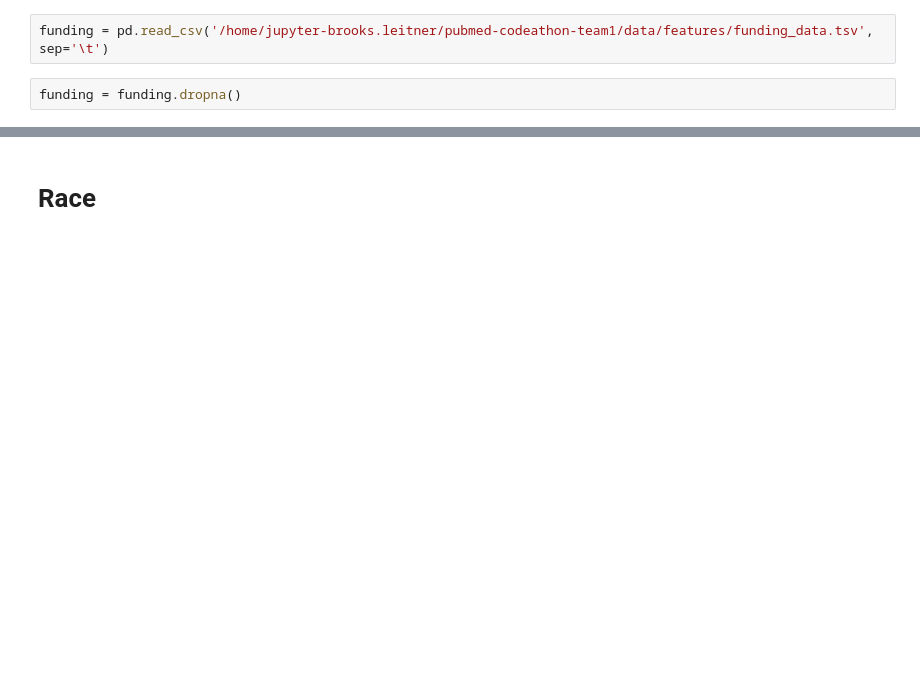
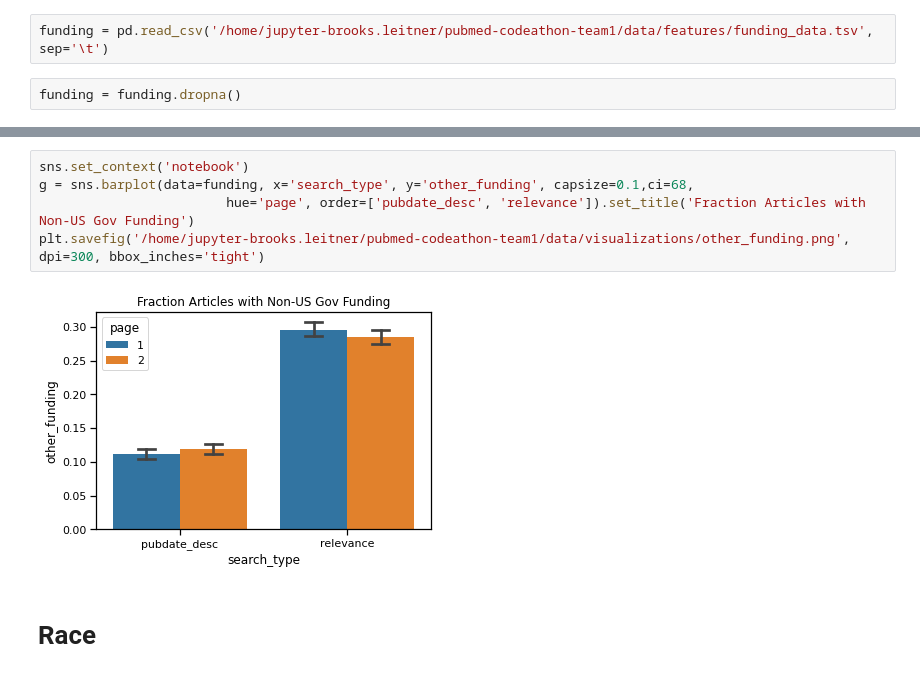
Before and after one commit to NCBI-Codeathons/pubmed-codeathon-team1, a Jupyter notebook: notebooks/data_visualizations_bl.ipynb, the cells around one changed output, grey strips where cells are left out. Saved outputs shown, nothing was run; the diff lists cells and outputs as text; blank space fills up the shorter version.

```diff
--- a/notebooks/data_visualizations_bl.ipynb
+++ b/notebooks/data_visualizations_bl.ipynb
@@ -708,3 +711,10 @@ funding = funding.dropna()
+# %%
+sns.set_context('notebook')
+g = sns.barplot(data=funding, x='search_type', y='other_funding', capsize=0.1,ci=68,
+                        hue='page', order=['pubdate_desc', 'relevance']).set_title('Fraction Articles with Non-US Gov Funding')
+plt.savefig('/home/jupyter-brooks.leitner/pubmed-codeathon-team1/data/visualizations/other_funding.png', dpi=300, bbox_inches='tight')
+# %% [output]
+[figure, added]
 # %% [markdown]
 # Race
 # %%
```
Also changed, not shown: parts of 5 cells of this notebook, 2 other files.
